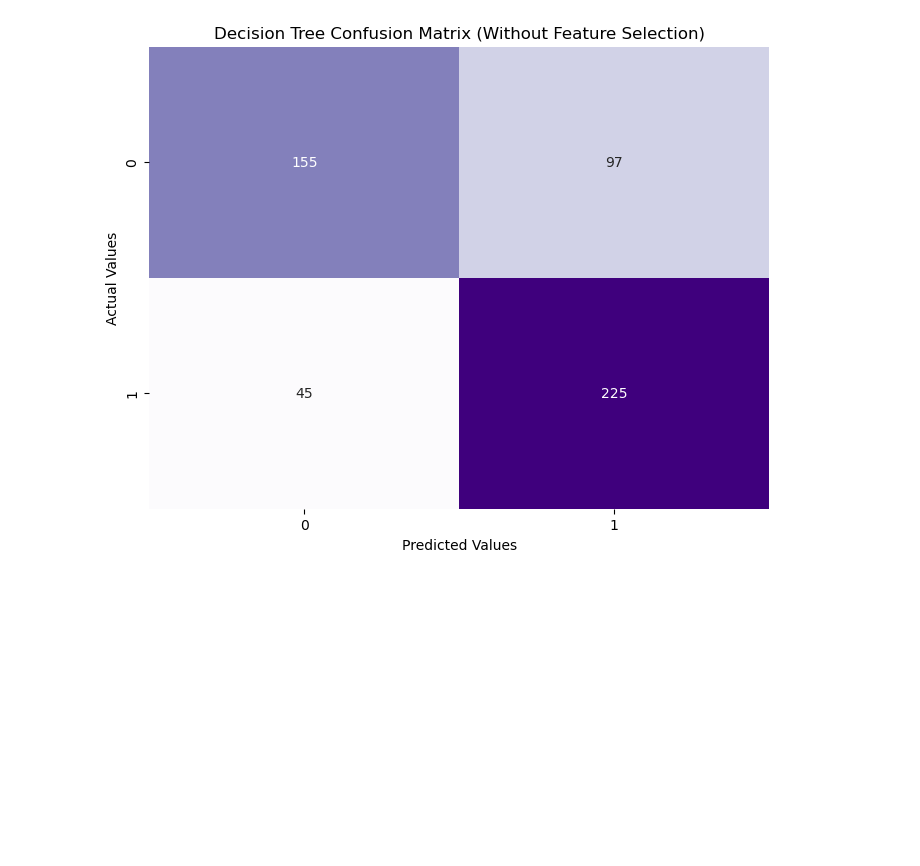
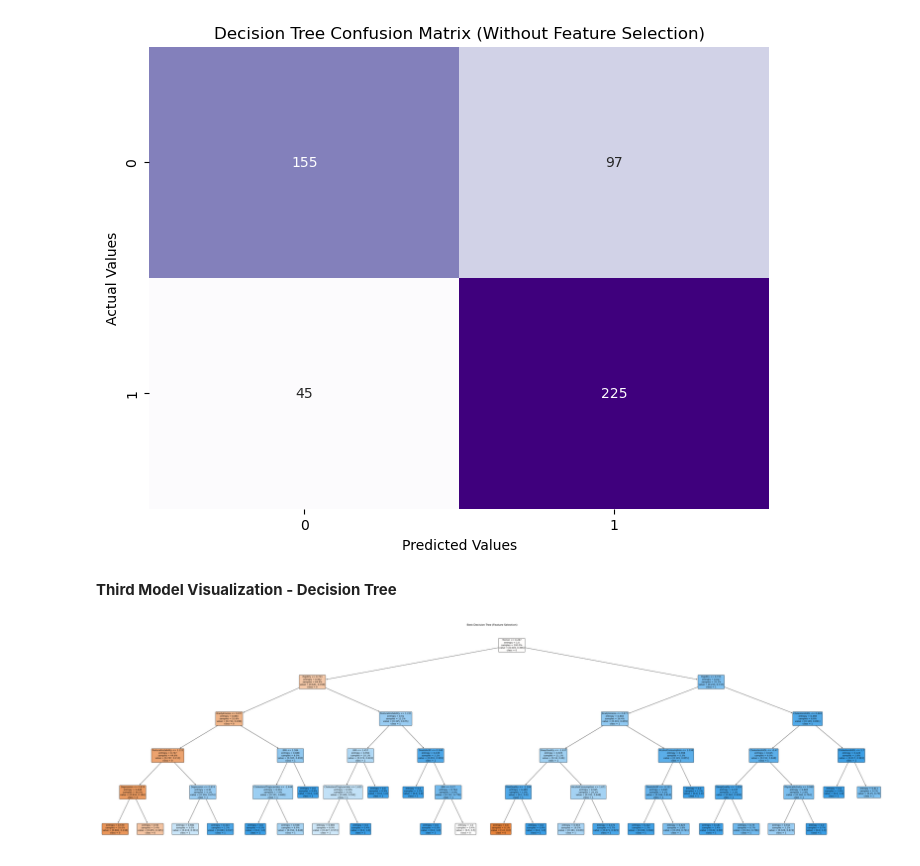
Before and after one commit to RiaChacko/MLGroup, a Jupyter notebook: Parkinsons/Parkinsons_Project.ipynb, the cells around one changed output. Saved outputs shown, nothing was run; the diff lists cells and outputs as text; code cells hidden in the pictures; blank space fills up the shorter version.

Commit message:
Decision Tree Visualization

```diff
--- a/Parkinsons/Parkinsons_Project.ipynb
+++ b/Parkinsons/Parkinsons_Project.ipynb
@@ -383,3 +382,13 @@ Precision: 0.6987577639751553
 Recall: 0.8333333333333334
 F1 Score: 0.7601351351351351
 [figure]
+# %% [markdown]
+**Third Model Visualization - Decision Tree**
+# %%
+#Show Tree With Feature Selection Applied
+plt.figure(figsize=(64, 18))
+plot_tree(dtree.best_estimator_, feature_names=selected_feature_names, class_names=["0", "1"], filled=True, rounded=True, proportion=True, fontsize=10)
+plt.title("Best Decision Tree (Feature Selection)")
+plt.show()
+# %% [output]
+[figure, added]
```
Also changed, not shown: parts of 4 cells of this notebook.
